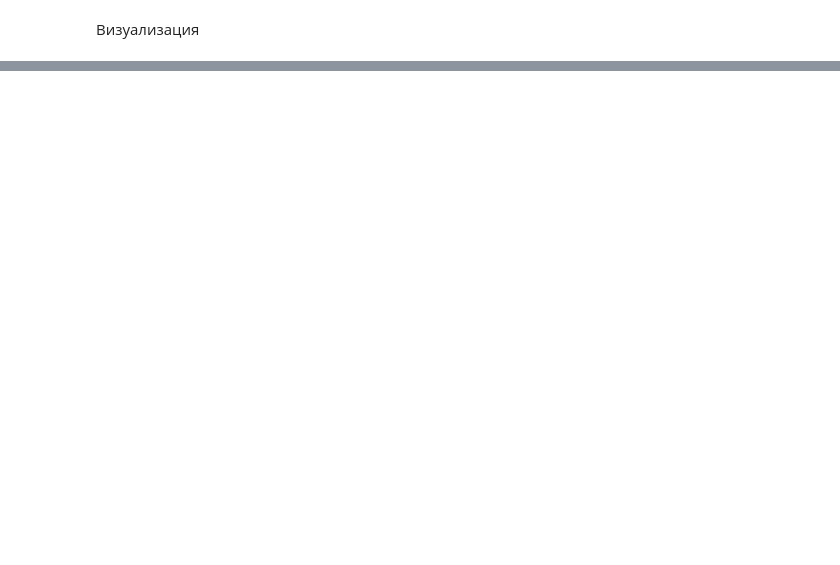
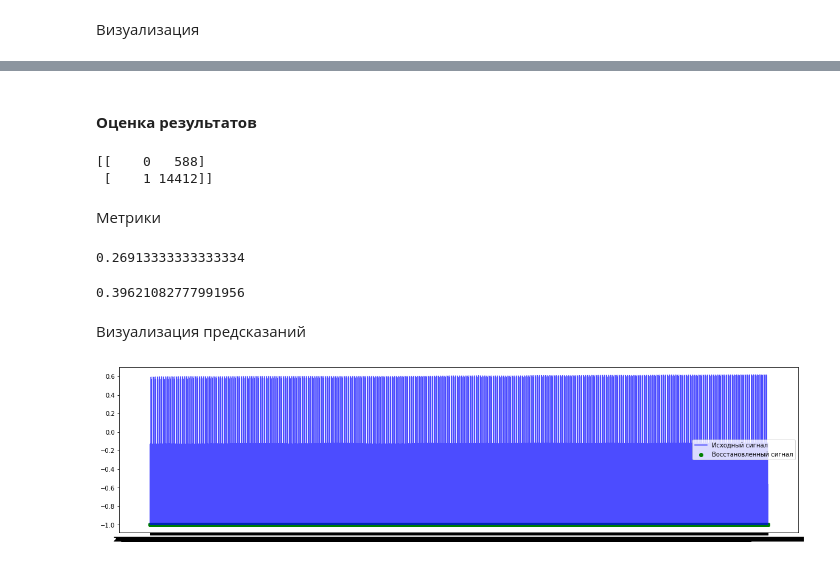
Before and after one commit to WADA-Hackathon/Hackathon_UrFU_UCSB, a Jupyter notebook: Model_Learning.ipynb, the cells around one changed output, grey strips where cells are left out. Cells and saved outputs as stored; diff of their text form; code cells hidden in the pictures; blank space fills up the shorter version.

```diff
--- a/Model_Learning.ipynb
+++ b/Model_Learning.ipynb
@@ -207,0 +650,3 @@ y_pred_db
+# %%
+# инициализация модели
+E, G, Cx, Cz, ae_model, cx_gan_model, cz_gan_model = init_model()
@@ -207,0 +679,30 @@ y_pred_db
+# %% [markdown]
+#### **Оценка результатов**
+# %%
+predictions_ = get_reconstruction_segment(ae_model, ys_ds2[:15000], 0, len(ys_ds2[:15000]))
+# %%
+labels_ = check_anomaly_pointwise_abs(ys_ds2, predictions_, 0.001)
+
+unique, counts = np.unique(labels_, return_counts=True)
+print(np.asarray((unique, counts)).T)
+# %% [output]
+[[    0   588]
+ [    1 14412]]
+# %% [markdown]
+Метрики
+# %%
+# accuracy
+metrics.accuracy_score(df_tadgan['Normal/Attack'].values[:len(labels_)].astype('int'), labels_)
+# %% [output]
+0.26913333333333334
+# %%
+# f1 score
+metrics.f1_score(df_tadgan['Normal/Attack'].values[:len(labels_)].astype('int'), labels_)
+# %% [output]
+0.39621082777991956
+# %% [markdown]
+Визуализация предсказаний
+# %%
+draw_reconstruction_segment(xs_ds1, ys_ds2[:15000], predictions_, 0, len(ys_ds2[:15000]))
+# %% [output]
+[figure, added]
```
Also changed, not shown: parts of 74 cells of this notebook.
